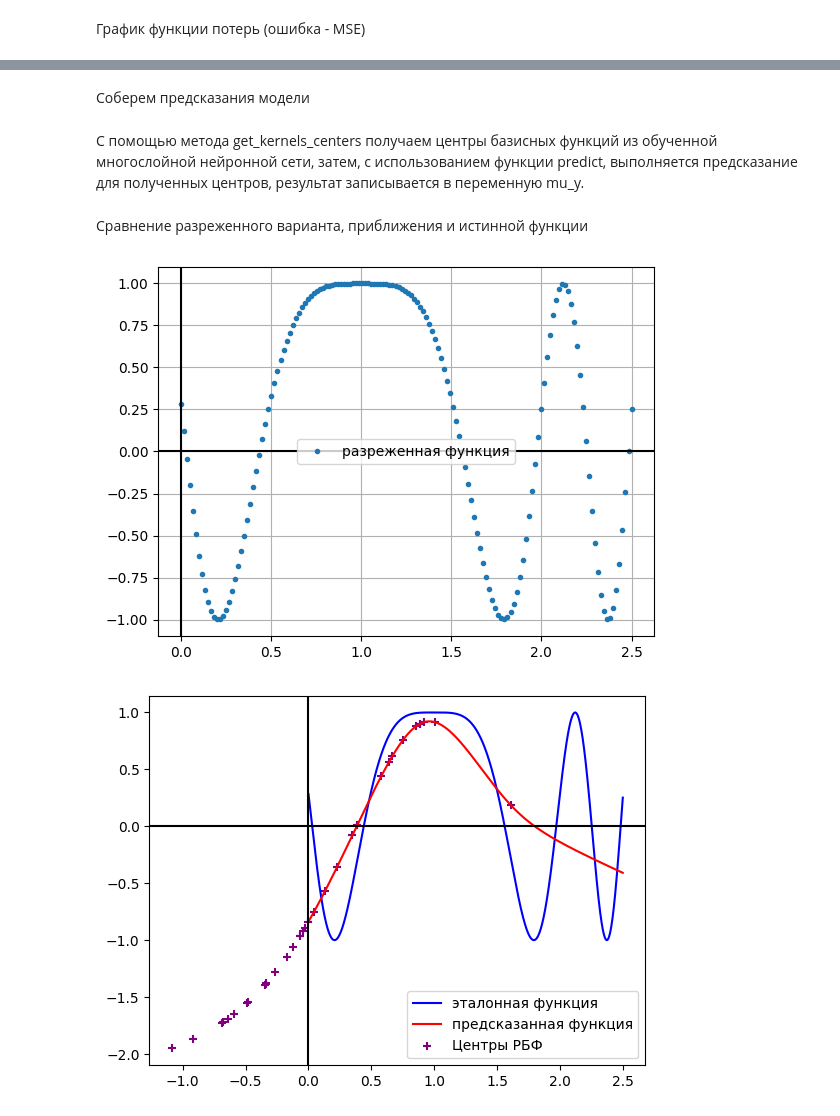
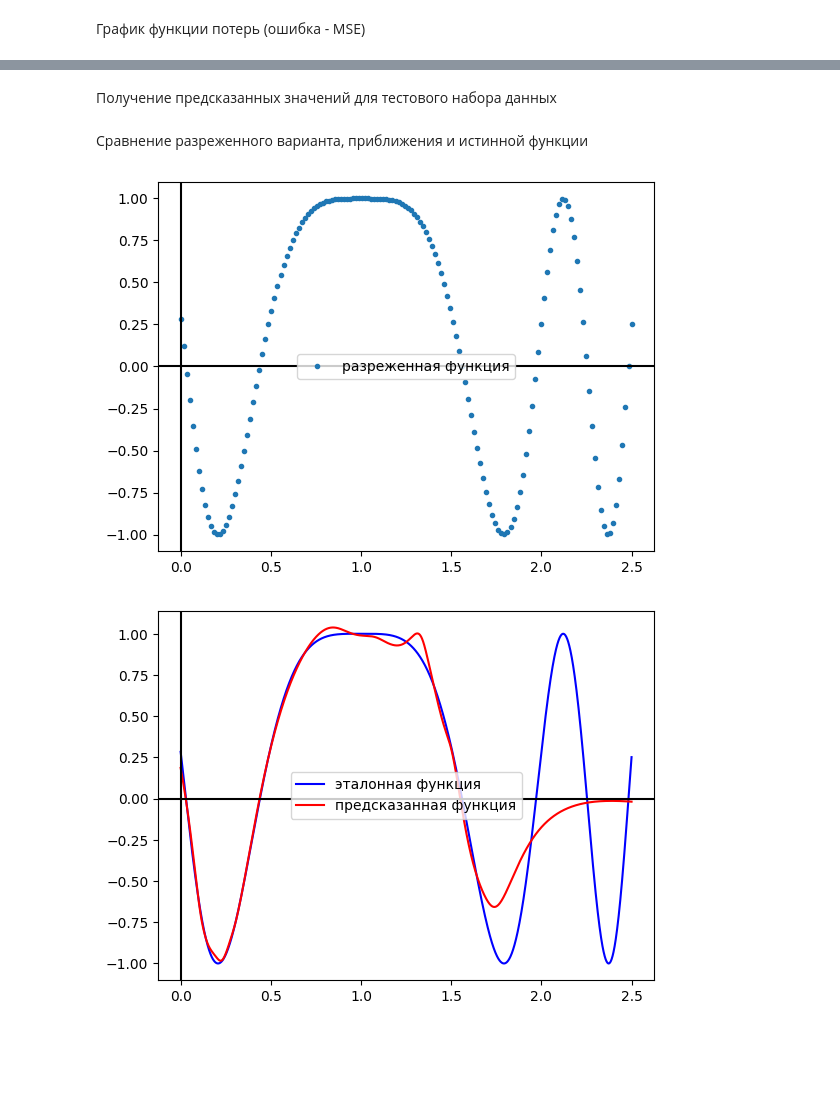
Before and after one commit to Lunidep/NI, a Jupyter notebook: lab4/lab4.ipynb, the cells around one changed output, grey strips where cells are left out. Cells and saved outputs as stored; diff of their text form; code cells hidden in the pictures; blank space fills up the shorter version.

```diff
--- a/lab4/lab4.ipynb
+++ b/lab4/lab4.ipynb
@@ -98,8 +100,8 @@ train_loader = DataLoader(train_dataset, batch_size)
 def l_norm(x, p=2):
     return torch.norm(x, p=p, dim=-1)
 
-def rbf_multiquadric(x):
-    return (1 + x.pow(2)).sqrt()
+def rbf_gaussian(x):
+    return torch.exp(-1./x.pow(2))
 # %% [markdown]
 Реализация класса RadialBasisFunctionNetwork, который представляет собой слой с радиальными базисными функциями.
 # %%
@@ -137,8 +139,8 @@ class RadialBasisFunctionNetwork(nn.Module):
         # Применяем параметр формы
         eps_r = self.log_shapes.exp().expand(batch_size, self.num_kernels) * r
 
-        # Применяем радиально-базисную функцию (мультиквадратичную)
-        rbfs = rbf_multiquadric(eps_r)
+        # Применяем радиально-базисную функцию
+        rbfs = rbf_gaussian(eps_r)
 
         # В качестве ответа даем линейную комбинацию
         out = self.weights.expand(batch_size, self.out_features, self.num_kernels) * rbfs.view(batch_size, 1, self.num_kernels)
@@ -344,6 +305,4 @@ plt.show()
 # %% [markdown]
-Cоберем предсказания модели
+Получение предсказанных значений для тестового набора данных
 # %%
 f2_pred = predict(rbf_net_approximator, x_test2)
-# %% [markdown]
-С помощью метода get_kernels_centers получаем центры базисных функций из обученной многослойной нейронной сети, затем, с использованием функции predict, выполняется предсказание для полученных центров, результат записывается в переменную mu_y.
@@ -355,24 +311,22 @@ mu_y = predict(rbf_net_approximator, mu_x)
 # %%
 plt.plot(t1, f1, '.', label='разреженная функция')
 
-plt.grid(True, which='both')
 plt.axhline(y=0, color='k')
 plt.axvline(x=0, color='k')
 
 plt.legend()
 plt.show()
 # %% [output]
-[figure, old version]
+[figure, new version]
 # %%
 plt.plot(t2, f2, color="blue", label='эталонная функция')
 plt.plot(t2, f2_pred, color="red", label='предсказанная функция')
-plt.scatter(mu_x, mu_y, color="purple", marker='+', label='Центры РБФ')
 
 plt.axhline(y=0, color='k')
 plt.axvline(x=0, color='k')
 
 plt.legend()
 plt.show()
 # %% [output]
-[figure, old version]
+[figure, new version]
 # %% [markdown]
```
Also changed, not shown: parts of 14 cells of this notebook, 7 other files.
